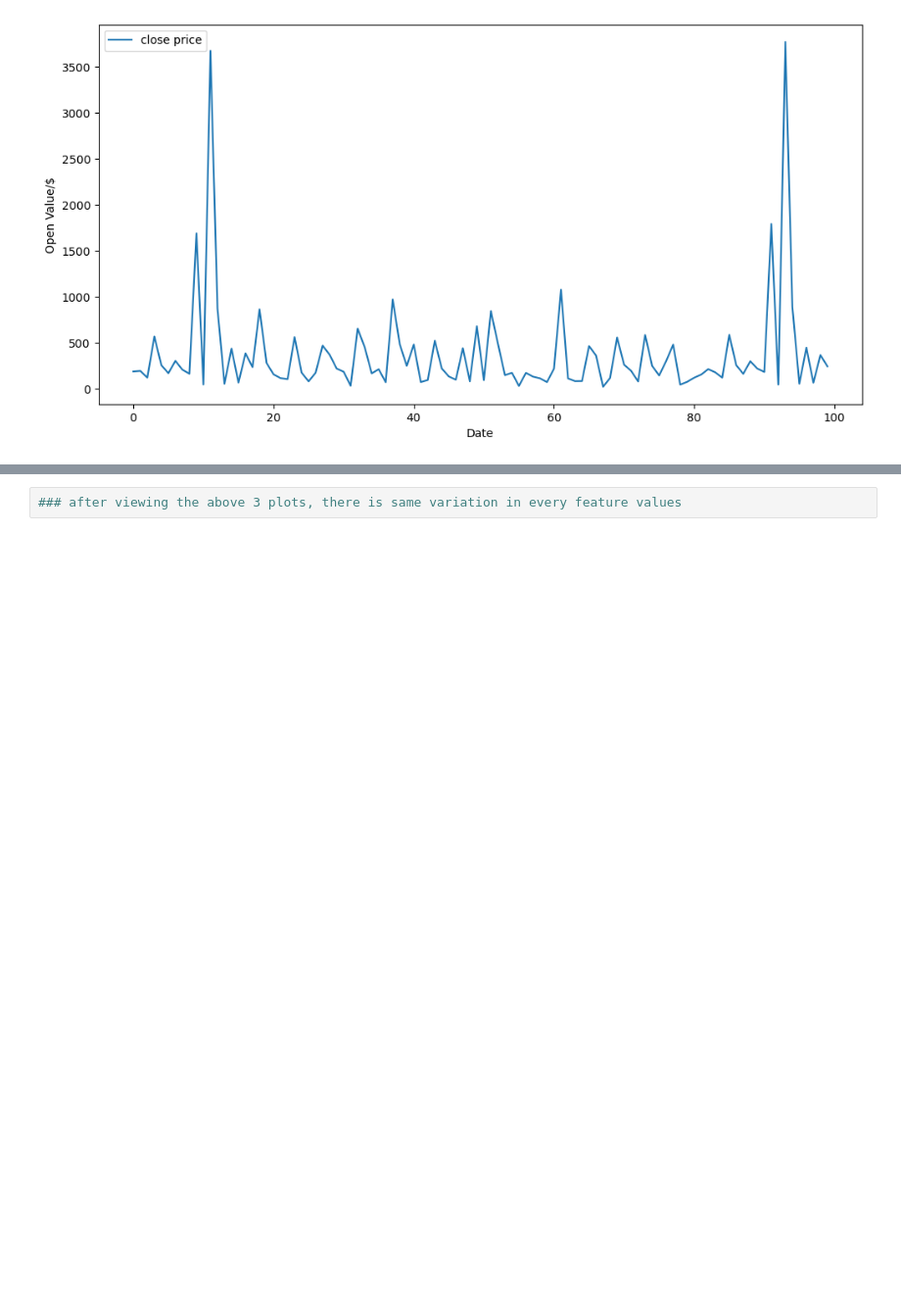
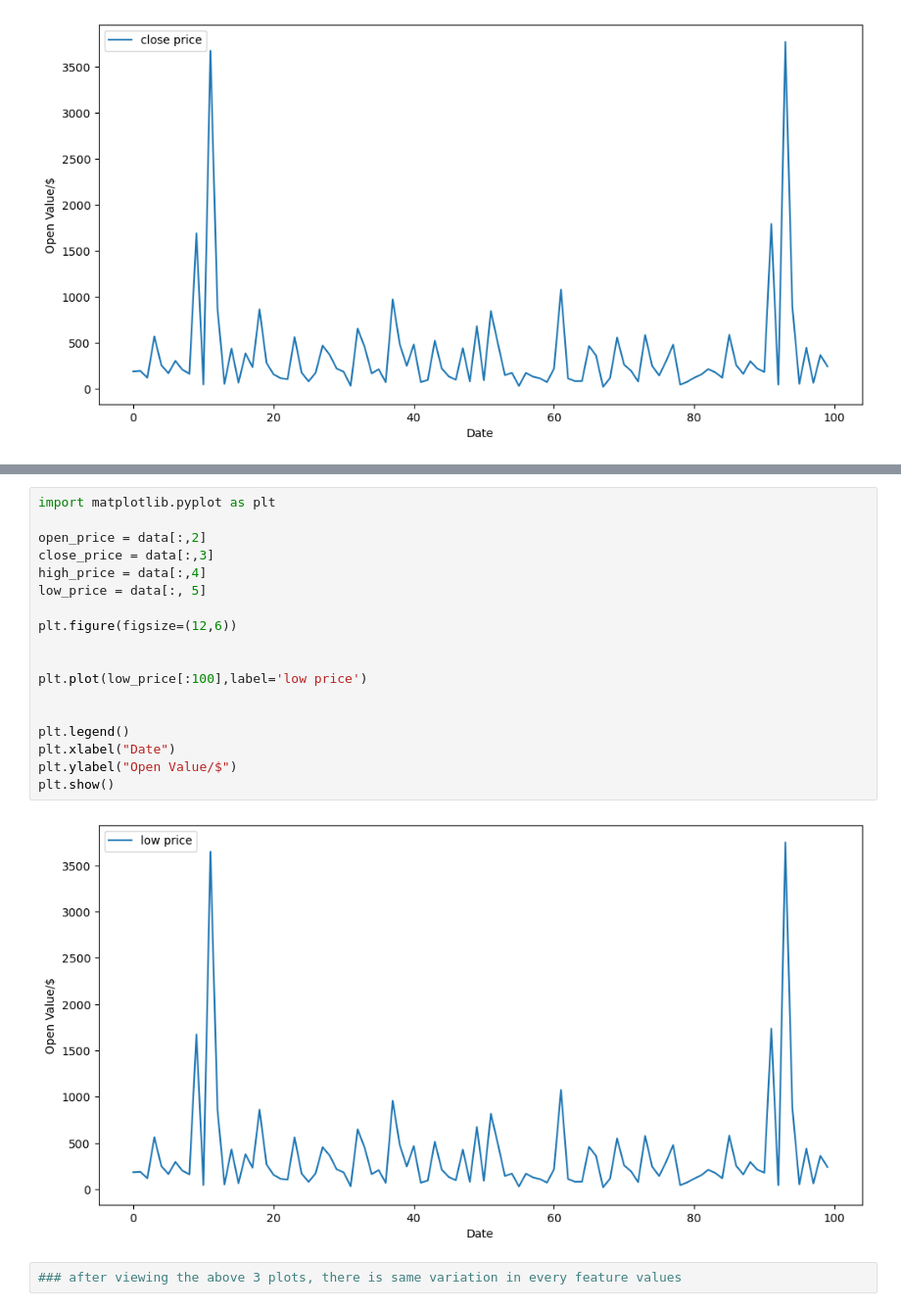
Before and after one commit to EshanUGR/DL-Assigment, a Jupyter notebook: notebooks/data_exploration.ipynb, the cells around one changed output, grey strips where cells are left out. Shown at 98% size. Drawn from its saved outputs; the diff is of its cells as text; blank space fills up the shorter version.

Commit message:
identify how to effect the features seperatly - open_price,  close_price,  high_price,  low_price

```diff
--- a/notebooks/data_exploration.ipynb
+++ b/notebooks/data_exploration.ipynb
@@ -138,5 +138,25 @@ plt.ylabel("Open Value/$")
 plt.show()
 # %% [output]
 [figure]
+# %%
+import matplotlib.pyplot as plt
+
+open_price = data[:,2]
+close_price = data[:,3]
+high_price = data[:,4]
+low_price = data[:, 5]
+
+plt.figure(figsize=(12,6))
+
+
+plt.plot(low_price[:100],label='low price')
+
+
+plt.legend()
+plt.xlabel("Date")
+plt.ylabel("Open Value/$")
+plt.show()
+# %% [output]
+[figure, added]
 # %%
 ### after viewing the above 3 plots, there is same variation in every feature values
```
Also changed, not shown: parts of 2 cells of this notebook.
